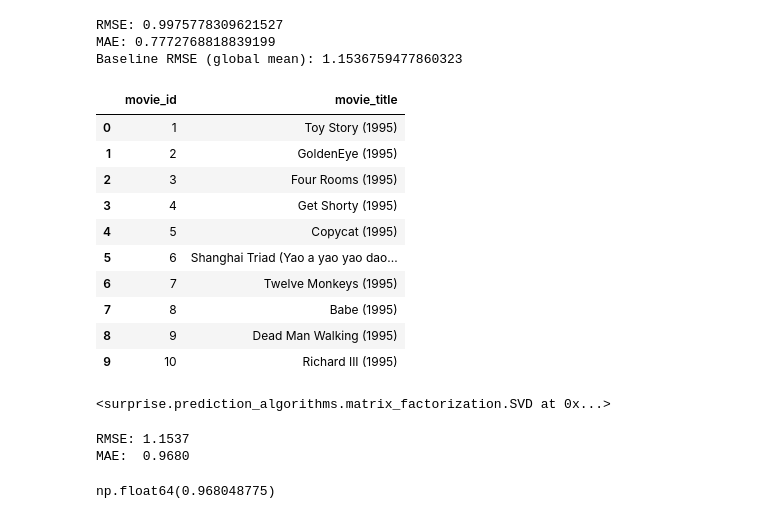
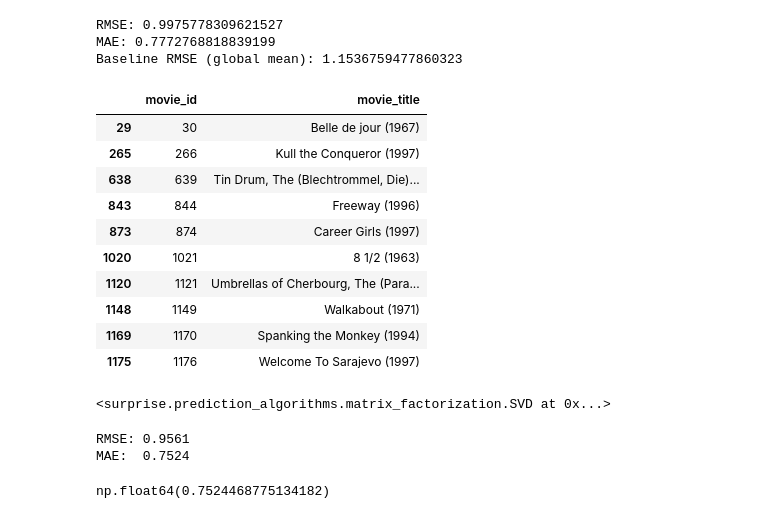
Before and after one commit to kaflebiplob/Movie_Recommendation_System, a Jupyter notebook: notebook/train_my_data.ipynb, the cells around one changed output. Cells and saved outputs as stored; diff of their text form; code cells hidden in the pictures.

Commit message:
feat: (notebook) trained my data but it is quite lower

```diff
--- a/notebook/train_my_data.ipynb
+++ b/notebook/train_my_data.ipynb
@@ -406,32 +406,32 @@ Baseline RMSE (global mean): 1.1536759477860323
 # %%
 rating_counts=train.groupby("movie_id").size()
 popular_movies = rating_counts[rating_counts>=20].index
 
 
 def recommend_movies(user_id,n=10,min_ratings=20):
     user_rated=user_item_matrix.loc[user_id].dropna().index
     all_movies = [m for m in user_item_matrix.columns if m in popular_movies]
     unrated =[m for m in all_movies if m  not in user_rated]
 
     predictions = [(m,predict_rating(user_id,m))for m in unrated]
-    predictions.sort(key=lambda x:[1],reverse=True)
+    predictions.sort(key=lambda x:x[1],reverse=True)
 
     top_n = predictions[:n]
     top_movies_ids = [m for m, _ in  top_n]
     return movies[movies["movie_id"].isin(top_movies_ids)][["movie_id", "movie_title"]]
 recommend_movies(196,n=10)
 # %% [output]
 |  | movie_id | movie_title |
-| 0 | 1 | Toy Story (1995) |
-| 1 | 2 | GoldenEye (1995) |
-| 2 | 3 | Four Rooms (1995) |
-| 3 | 4 | Get Shorty (1995) |
-| 4 | 5 | Copycat (1995) |
-| 5 | 6 | Shanghai Triad (Yao a yao yao dao... |
-| 6 | 7 | Twelve Monkeys (1995) |
-| 7 | 8 | Babe (1995) |
-| 8 | 9 | Dead Man Walking (1995) |
-| 9 | 10 | Richard III (1995) |
+| 29 | 30 | Belle de jour (1967) |
+| 265 | 266 | Kull the Conqueror (1997) |
+| 638 | 639 | Tin Drum, The (Blechtrommel, Die)... |
+| 843 | 844 | Freeway (1996) |
+| 873 | 874 | Career Girls (1997) |
+| 1020 | 1021 | 8 1/2 (1963) |
+| 1120 | 1121 | Umbrellas of Cherbourg, The (Para... |
+| 1148 | 1149 | Walkabout (1971) |
+| 1169 | 1170 | Spanking the Monkey (1994) |
+| 1175 | 1176 | Welcome To Sarajevo (1997) |
 # %%
 from surprise import SVD,Dataset,Reader,accuracy
 from surprise.model_selection import cross_validate
@@ -450,16 +450,19 @@ algorithm.fit(trainset)
 # %% [output]
 <surprise.prediction_algorithms.matrix_factorization.SVD at 0x...>
 # %%
-# Evaluate on u1.test — need to load it as raw tuples
-test_df = pd.read_csv("../data/raw/u1.test",sep="\t", names=['user_id',"movie_id",'rating','timestamp'])
 
-testset = list(zip(test_df["user_id"],test_df["movie_id"],test_df["rating"]))
+test_df = pd.read_csv("../data/raw/u1.test", sep="\t", names=['user_id',"movie_id",'rating','timestamp'])
+
+testset = list(zip(
+    test_df["user_id"].astype(str),
+    test_df["movie_id"].astype(str),
+    test_df["rating"]
+))
 predictions = algorithm.test(testset)
-
 
 accuracy.rmse(predictions)
 accuracy.mae(predictions)
 # %% [output]
-RMSE: 1.1537
-MAE:  0.9680
+RMSE: 0.9561
+MAE:  0.7524
-np.float64(0.968048775)
+np.float64(0.7524468775134182)
```
Also changed, not shown: parts of 2 cells of this notebook.
